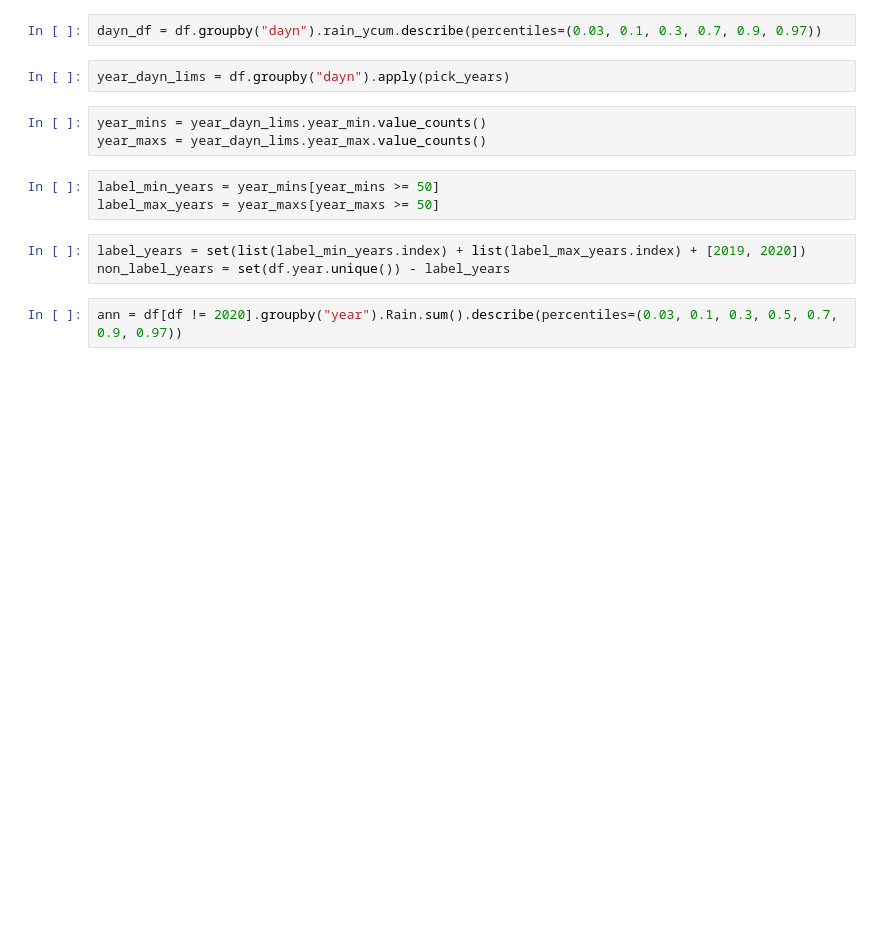
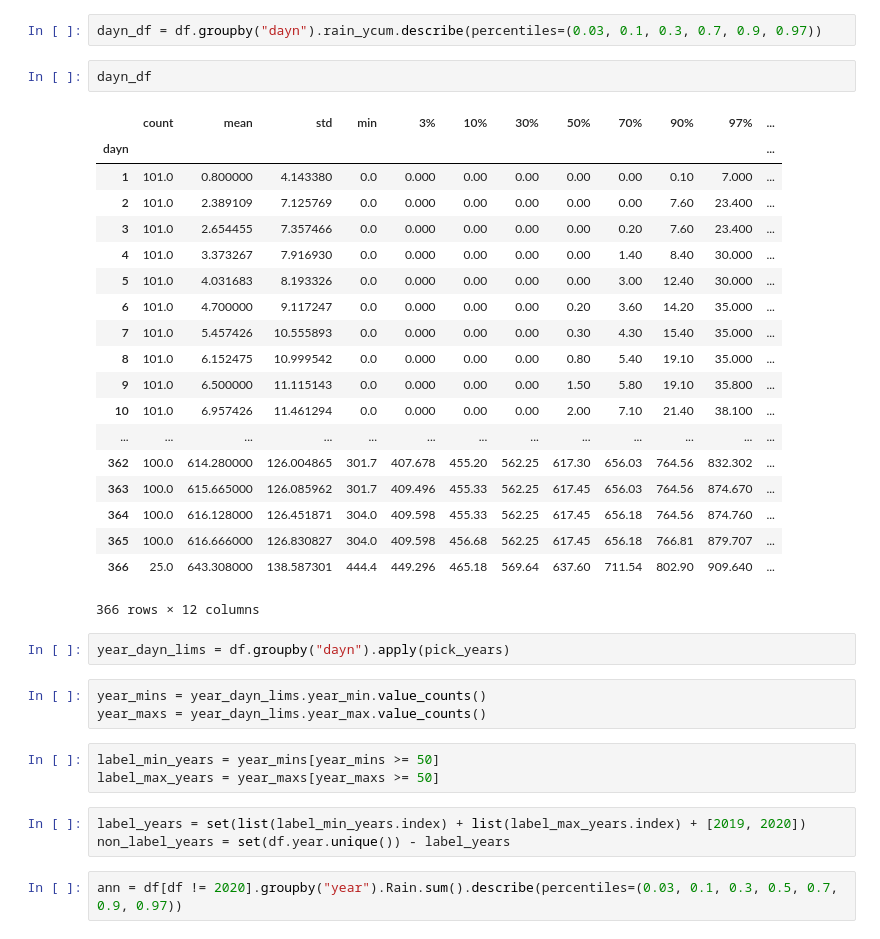
Before and after one commit to kinverarity1/ausweather, a Jupyter notebook: notebooks/Chart cumulative rainfall over each year.ipynb, the cells around one changed output. Saved outputs shown, nothing was run; the diff lists cells and outputs as text; blank space fills up the shorter version.

```diff
--- a/notebooks/Chart cumulative rainfall over each year.ipynb
+++ b/notebooks/Chart cumulative rainfall over each year.ipynb
@@ -81,6 +81,28 @@ cumranks.sort_values()
 Length: 101, dtype: float64
 # %%
 dayn_df = df.groupby("dayn").rain_ycum.describe(percentiles=(0.03, 0.1, 0.3, 0.7, 0.9, 0.97))
+# %%
+dayn_df
+# %% [output]
+|  | count | mean | std | min | 3% | 10% | 30% | 50% | 70% | 90% | 97% | ... |
+| dayn |  |  |  |  |  |  |  |  |  |  |  | ... |
+| 1 | 101.0 | 0.800000 | 4.143380 | 0.0 | 0.000 | 0.00 | 0.00 | 0.00 | 0.00 | 0.10 | 7.000 | ... |
+| 2 | 101.0 | 2.389109 | 7.125769 | 0.0 | 0.000 | 0.00 | 0.00 | 0.00 | 0.00 | 7.60 | 23.400 | ... |
+| 3 | 101.0 | 2.654455 | 7.357466 | 0.0 | 0.000 | 0.00 | 0.00 | 0.00 | 0.20 | 7.60 | 23.400 | ... |
+| 4 | 101.0 | 3.373267 | 7.916930 | 0.0 | 0.000 | 0.00 | 0.00 | 0.00 | 1.40 | 8.40 | 30.000 | ... |
+| 5 | 101.0 | 4.031683 | 8.193326 | 0.0 | 0.000 | 0.00 | 0.00 | 0.00 | 3.00 | 12.40 | 30.000 | ... |
+| 6 | 101.0 | 4.700000 | 9.117247 | 0.0 | 0.000 | 0.00 | 0.00 | 0.20 | 3.60 | 14.20 | 35.000 | ... |
+| 7 | 101.0 | 5.457426 | 10.555893 | 0.0 | 0.000 | 0.00 | 0.00 | 0.30 | 4.30 | 15.40 | 35.000 | ... |
+| 8 | 101.0 | 6.152475 | 10.999542 | 0.0 | 0.000 | 0.00 | 0.00 | 0.80 | 5.40 | 19.10 | 35.000 | ... |
+| 9 | 101.0 | 6.500000 | 11.115143 | 0.0 | 0.000 | 0.00 | 0.00 | 1.50 | 5.80 | 19.10 | 35.800 | ... |
+| 10 | 101.0 | 6.957426 | 11.461294 | 0.0 | 0.000 | 0.00 | 0.00 | 2.00 | 7.10 | 21.40 | 38.100 | ... |
+| ... | ... | ... | ... | ... | ... | ... | ... | ... | ... | ... | ... | ... |
+| 362 | 100.0 | 614.280000 | 126.004865 | 301.7 | 407.678 | 455.20 | 562.25 | 617.30 | 656.03 | 764.56 | 832.302 | ... |
+| 363 | 100.0 | 615.665000 | 126.085962 | 301.7 | 409.496 | 455.33 | 562.25 | 617.45 | 656.03 | 764.56 | 874.670 | ... |
+| 364 | 100.0 | 616.128000 | 126.451871 | 304.0 | 409.598 | 455.33 | 562.25 | 617.45 | 656.18 | 764.56 | 874.760 | ... |
+| 365 | 100.0 | 616.666000 | 126.830827 | 304.0 | 409.598 | 456.68 | 562.25 | 617.45 | 656.18 | 766.81 | 879.707 | ... |
+| 366 | 25.0 | 643.308000 | 138.587301 | 444.4 | 449.296 | 465.18 | 569.64 | 637.60 | 711.54 | 802.90 | 909.640 | ... |
+366 rows × 12 columns
 # %%
 year_dayn_lims = df.groupby("dayn").apply(pick_years)
 # %%
```
Also changed, not shown: parts of 5 cells of this notebook, 4 other files.
